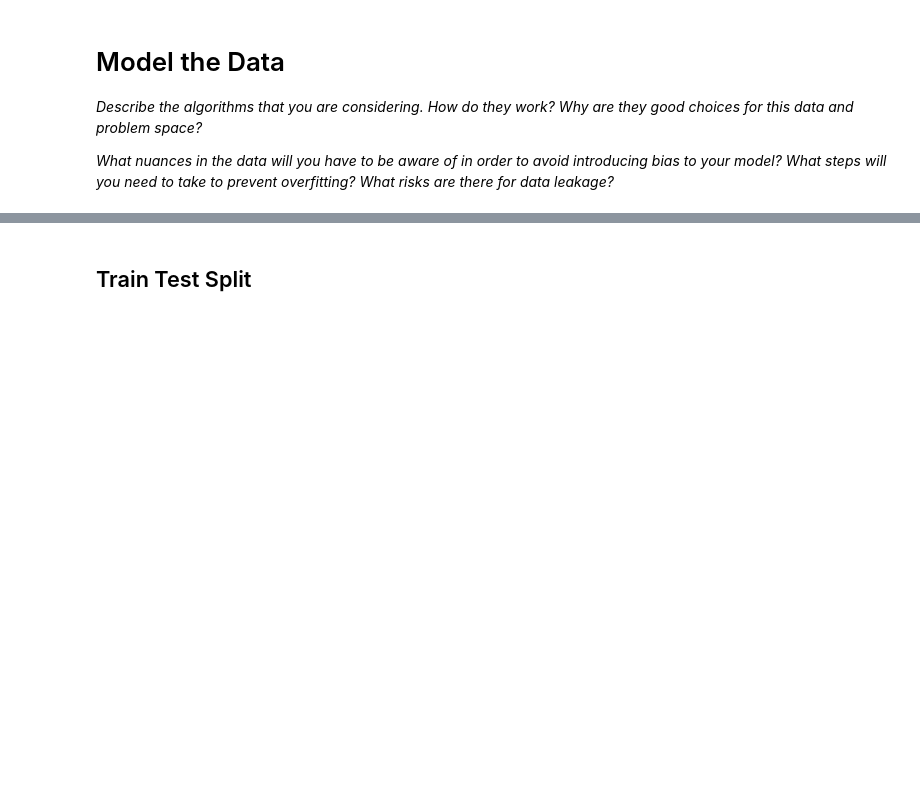
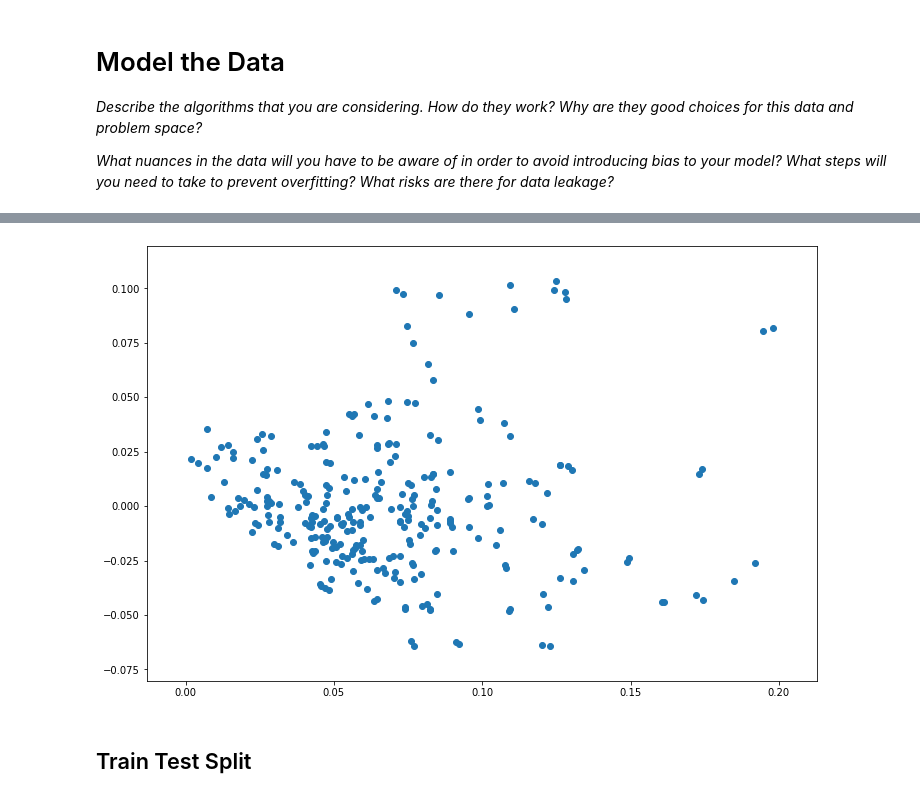
Before and after one commit to jlehnersd/metis_project2, a Jupyter notebook: mvp.ipynb, the cells around one changed output, grey strips where cells are left out. Saved outputs shown, nothing was run; the diff lists cells and outputs as text; code cells hidden in the pictures; blank space fills up the shorter version.

Commit message:
Finished MVP with OLS regression model

```diff
--- a/mvp.ipynb
+++ b/mvp.ipynb
@@ -115,3 +124,34 @@ run_data_pipeline()
 *Describe the algorithms that you are considering. How do they work? Why are they good choices for this data and problem space?*
 
 *What nuances in the data will you have to be aware of in order to avoid introducing bias to your model? What steps will you need to take to prevent overfitting? What risks are there for data leakage?*
+# %%
+# Import relevant modules
+import patsy
+import pandas as pd
+import statsmodels.api as sm
+
+y_idx = 5
+
+# Read in clean data
+datadir = '/Users/jeremy_lehner/Documents/GitHub/metis_project2/data/processed/clean_data.csv'
+df = pd.read_csv(datadir)
+
+# Construct R formula style string
+colnames = list(df.columns)
+colnames.remove('champion')
+y_name = colnames[y_idx]
+colnames.remove(y_name)
+
+R_formula = y_name + ' ~ ' + ' + '.join(colnames)
+
+# Construct target vector y and feature matrix X
+y, X = patsy.dmatrices(R_formula, data = df, return_type = "dataframe")
+
+# Construct OLS model
+model = sm.OLS(y, X)
+
+# Fit model to training set
+fit = model.fit()
+
+# Return the model and the fit
+fit.summary()
@@ -118,3 +184,10 @@ run_data_pipeline()
+# %%
+# Use statsmodels to plot the residuals vs the fitted values
+import matplotlib.pyplot as plt
+plt.figure(figsize=(12,8))
+plt.scatter(fit.predict(), fit.resid);
+# %% [output]
+[figure, added]
 # %% [markdown]
 ## Train Test Split
 # %% [markdown]
```
Also changed, not shown: parts of 3 cells of this notebook.
